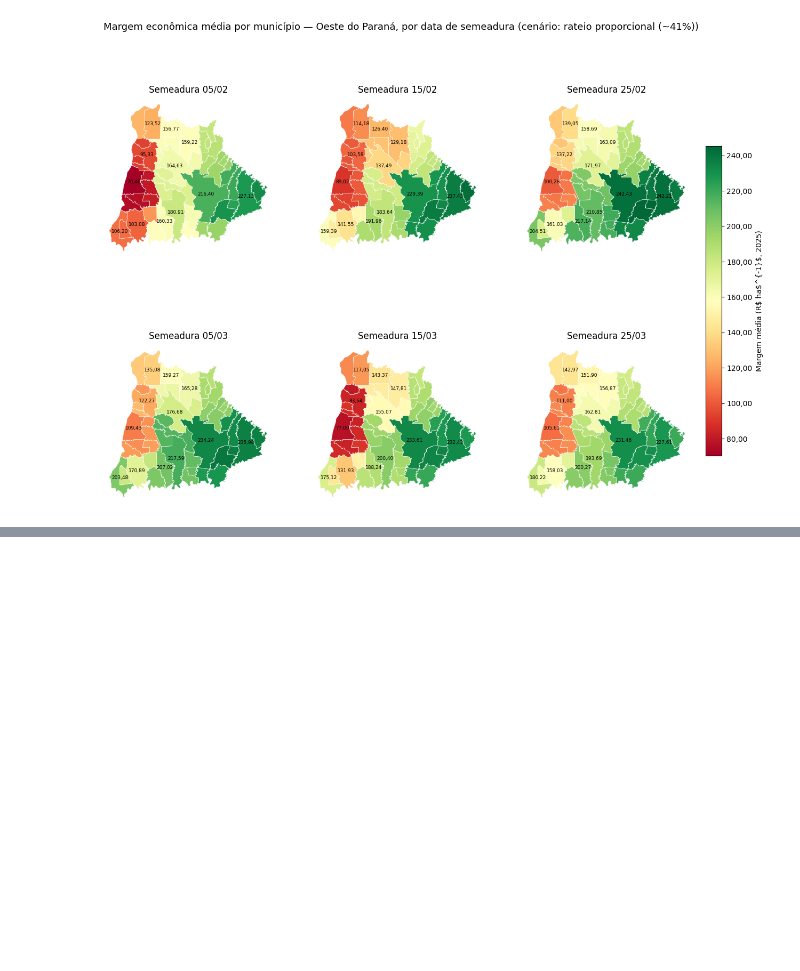
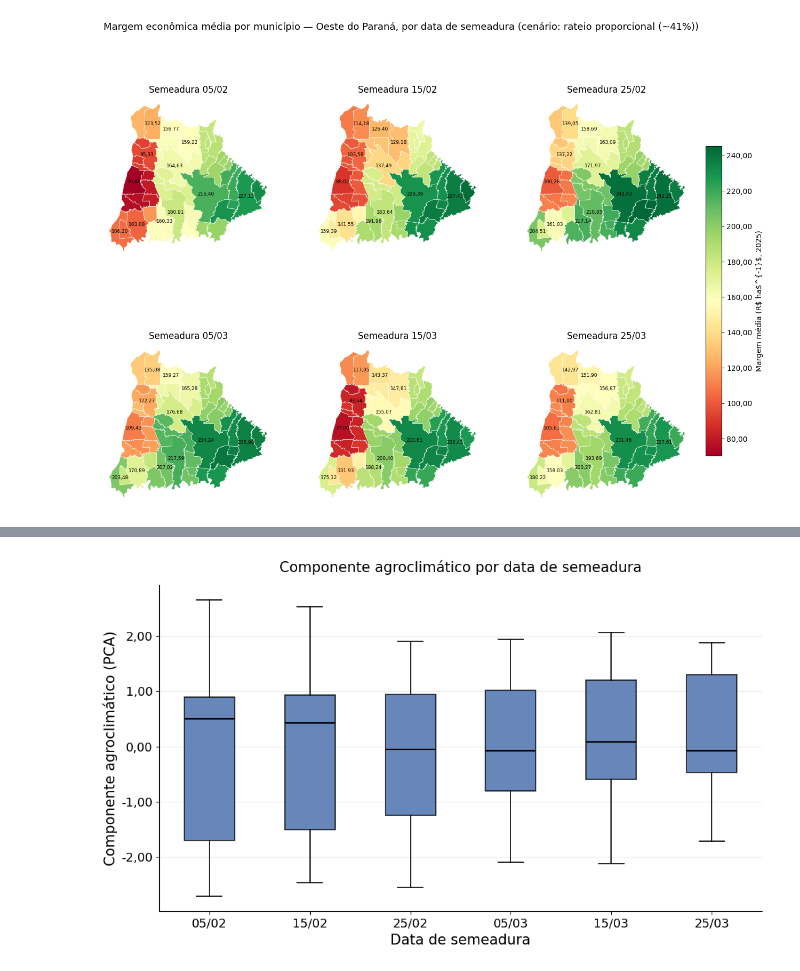
Before and after one commit to fcoliveira-utfpr/aquacrop_ml, a Jupyter notebook: 12_analise_milho_economica.ipynb, the cells around one changed output, grey strips where cells are left out. Cells and saved outputs as stored; diff of their text form; code cells hidden in the pictures; blank space fills up the shorter version.

```diff
--- a/12_analise_milho_economica.ipynb
+++ b/12_analise_milho_economica.ipynb
@@ -574,0 +626,27 @@ plt.show()
+# %%
+# Gráfico B — componente agroclimático por data de semeadura
+dados_boxplot_pca = [matriz_topsis.loc[matriz_topsis["data_semeadura"] == d, "componente_agroclimatico"] for d in SEM]
+
+fig, ax = plt.subplots(figsize=(10, 6))
+bp = ax.boxplot(
+    dados_boxplot_pca, tick_labels=SEM, patch_artist=True, widths=0.5,
+    medianprops={"color": "black", "linewidth": 1.5}, boxprops={"linewidth": 1.2},
+    whiskerprops={"linewidth": 1.2}, capprops={"linewidth": 1.2},
+)
+for patch in bp["boxes"]:
+    patch.set_facecolor("#4C72B0")
+    patch.set_alpha(0.85)
+
+ax.set_ylabel("Componente agroclimático (PCA)", fontsize=15)
+ax.set_xlabel("Data de semeadura", fontsize=15)
+ax.set_title("Componente agroclimático por data de semeadura", fontsize=15, pad=14)
+ax.grid(axis="y", alpha=0.25)
+ax.set_axisbelow(True)
+for spine in ["top", "right"]:
+    ax.spines[spine].set_visible(False)
+ax.tick_params(labelsize=13)
+ax.yaxis.set_major_formatter(mticker.FuncFormatter(formatar_virgula))
+plt.tight_layout()
+plt.show()
+# %% [output]
+[figure, added]
```
Also changed, not shown: parts of 6 cells of this notebook.
